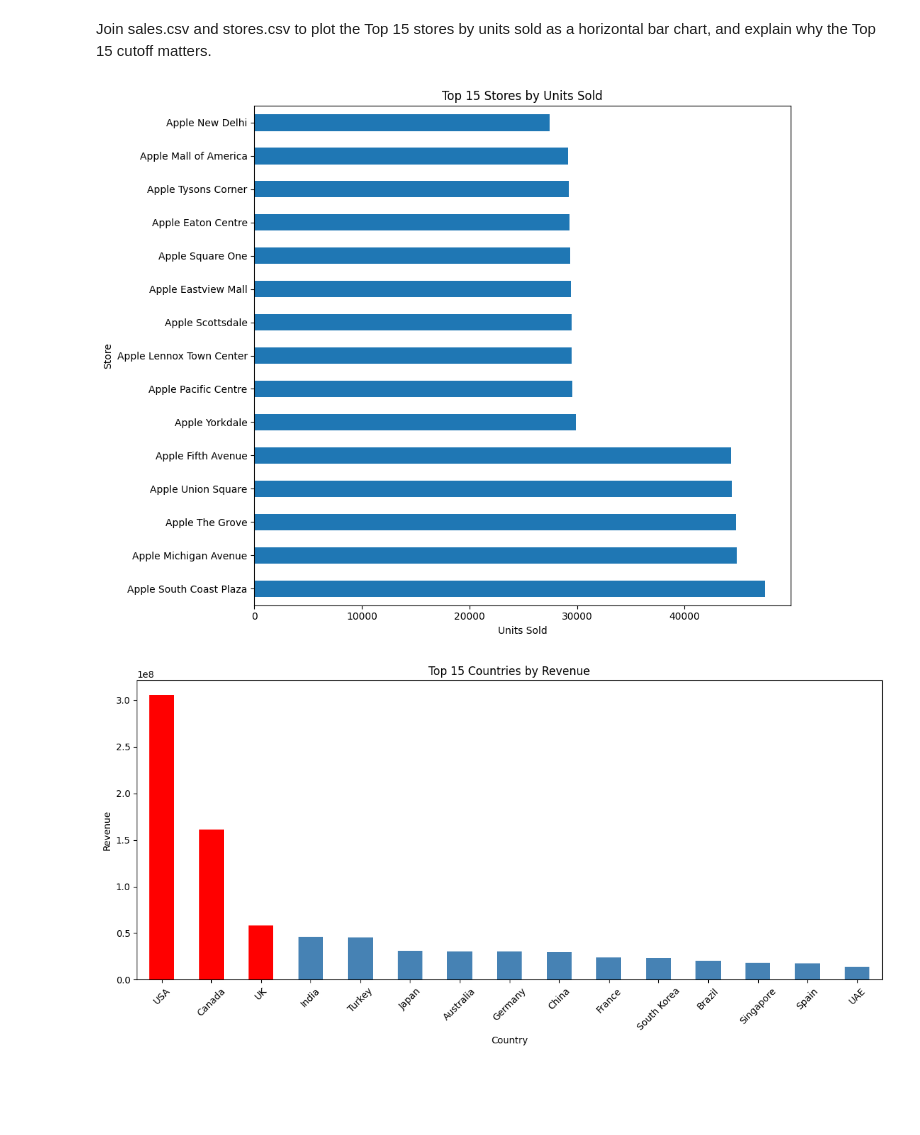
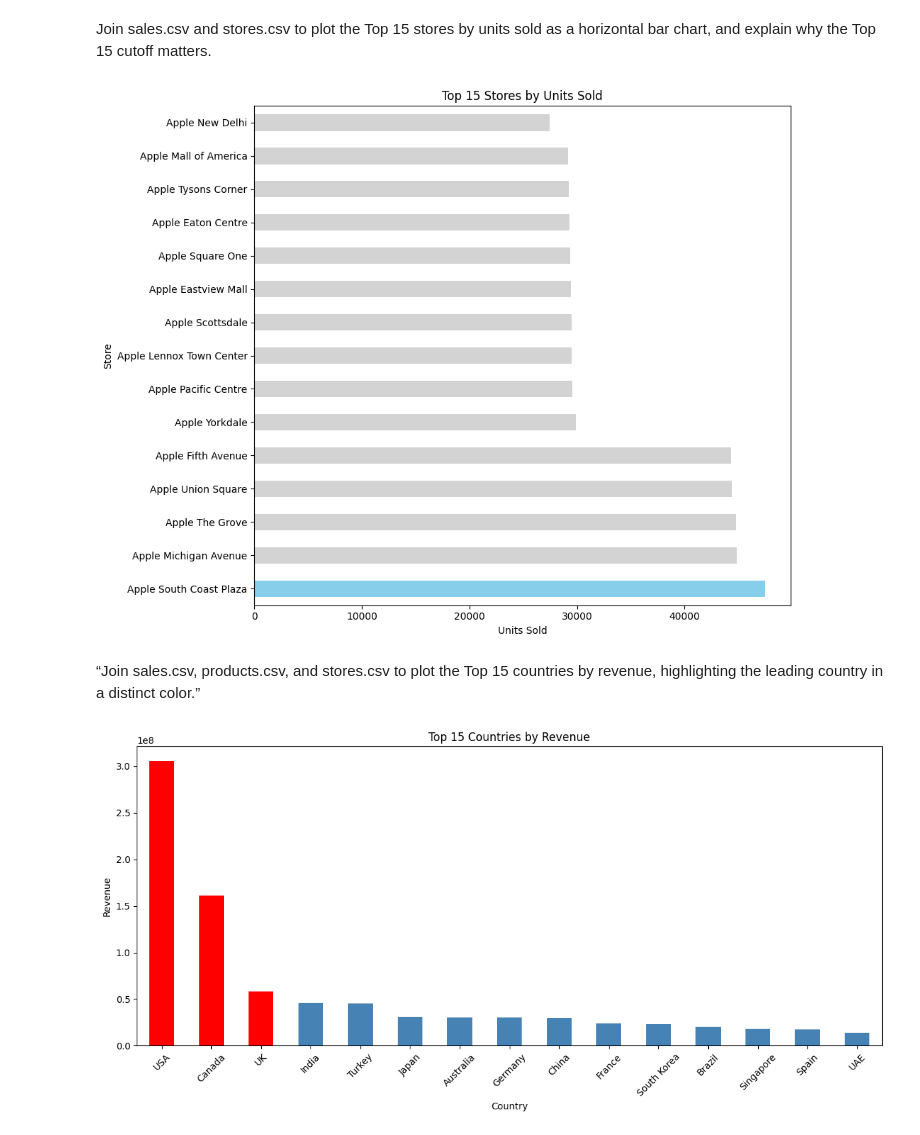
Before and after one commit to MOHAK010/Apple-Sales-Analytics--project-End-to-End, a Jupyter notebook: Notebooks/Data Visualization/notebooks/02_bar_charts.ipynb, the cells around one changed output. Saved outputs shown, nothing was run; the diff lists cells and outputs as text; code cells hidden in the pictures; blank space fills up the shorter version.

```diff
--- a/Notebooks/Data Visualization/notebooks/02_bar_charts.ipynb
+++ b/Notebooks/Data Visualization/notebooks/02_bar_charts.ipynb
@@ -98,31 +98,34 @@ matters.
 # %%
 sales_stores = sales.merge(
     stores,
     on="store_id",
     how="left"
 )
 
 top_stores = (
     sales_stores
     .groupby("store_name")["quantity"]
     .sum()
     .sort_values(ascending=False)
     .head(15)
 )
 
 top_stores.plot(
+    color = ["skyblue"] + ["lightgray"] * 14,
     kind="barh",
     figsize=(10, 8)
 )
 
 plt.title("Top 15 Stores by Units Sold")
 plt.xlabel("Units Sold")
 plt.ylabel("Store")
 
 plt.tight_layout()
 plt.show()
 # %% [output]
-[figure, old version]
+[figure, new version]
+# %% [markdown]
+“Join sales.csv, products.csv, and stores.csv to plot the Top 15 countries by revenue, highlighting the leading country in a distinct color.”
 # %%
 sales_products = sales.merge(
     products,
```
Also changed, not shown: parts of 5 cells of this notebook.
